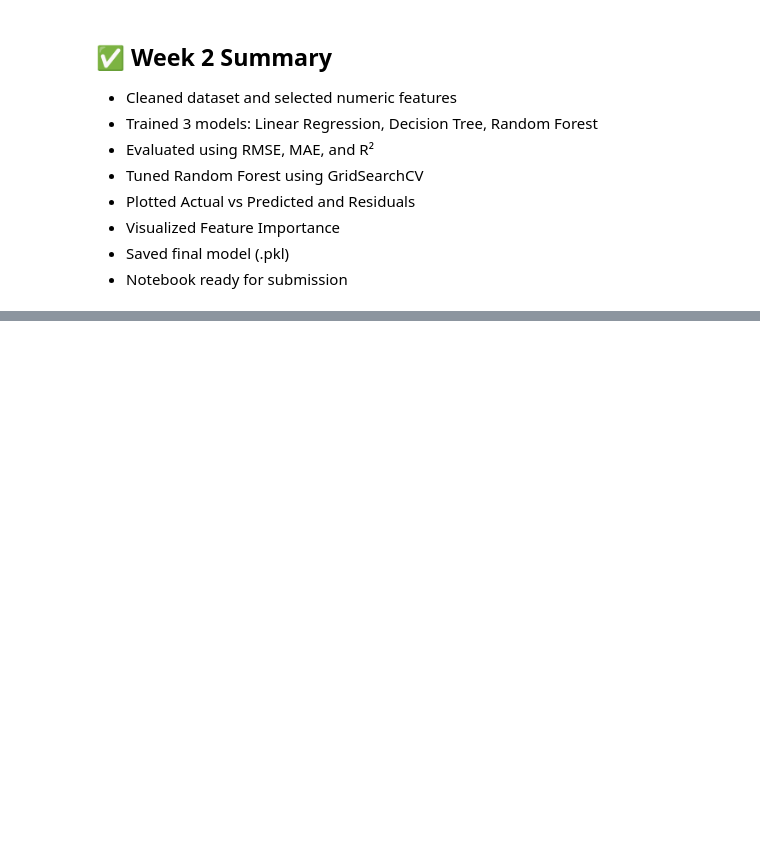
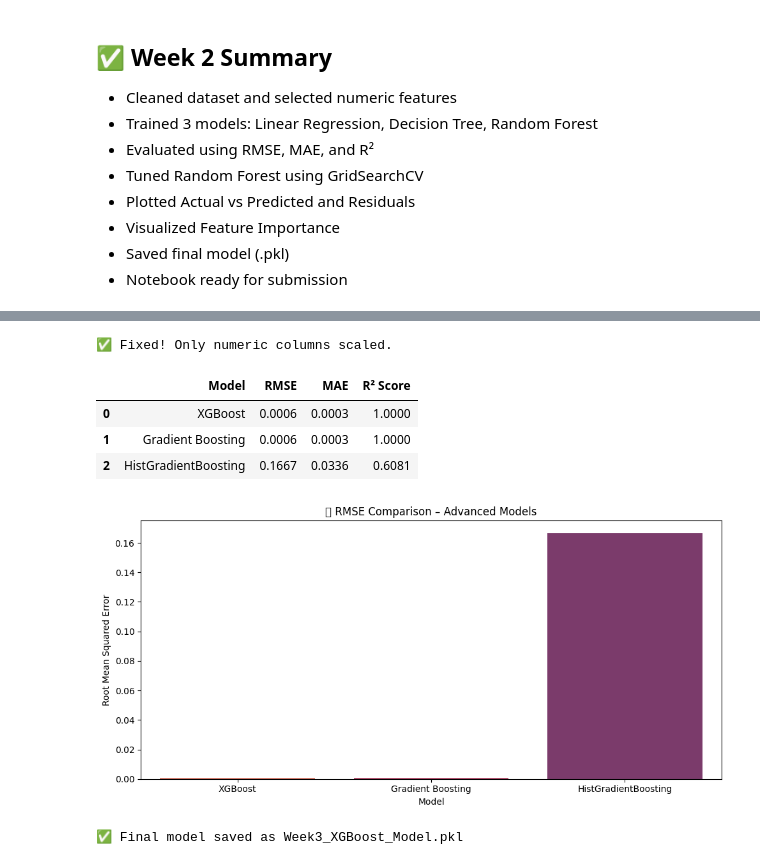
Before and after one commit to DEEPAK21072005/Week-1-GHG-Prediction, a Jupyter notebook: Final_Week_GHG_Prediction/GHG_Prediction.ipynb, the cells around one changed output, grey strips where cells are left out. Cells and saved outputs as stored; diff of their text form; code cells hidden in the pictures; blank space fills up the shorter version.

Commit message:
Week 1-3: Data Cleaning, Visualization, Regression Models, Hyperparameter Tuning, and Model Explainability

```diff
--- a/Week1_Week2_GHG_Prediction/GHG_Prediction.ipynb
+++ b/Final_Week_GHG_Prediction/GHG_Prediction.ipynb
@@ -328,0 +367,79 @@ print("✅ Model saved as best_random_forest_model.pkl")
+# %%
+# ✅ Step 2 – Final Fix: Only keep numeric columns
+
+# Define X and y
+X = df.drop(columns=['Supply Chain Emission Factors with Margins'])
+
+# 🧹 Drop or ignore non-numeric columns automatically
+X = X.select_dtypes(include=['number'])  # Keep only numeric features
+
+# Fill NaNs
+X = X.fillna(0)
+
+# Define target
+y = df['Supply Chain Emission Factors with Margins']
+y = y.loc[X.index]
+
+# Normalize
+scaler = StandardScaler()
+X_scaled = scaler.fit_transform(X)
+
+print("✅ Fixed! Only numeric columns scaled.")
+# %% [output]
+✅ Fixed! Only numeric columns scaled.
+# %%
+# ✅ Step 3 – Train Advanced Models
+
+models = {
+    "XGBoost": XGBRegressor(n_estimators=100, random_state=42),
+    "Gradient Boosting": GradientBoostingRegressor(n_estimators=100, random_state=42),
+    "HistGradientBoosting": HistGradientBoostingRegressor(random_state=42)
+}
+
+results = []
+
+for name, model in models.items():
+    model.fit(X_scaled, y)
+    y_pred = model.predict(X_scaled)
+
+    rmse = np.sqrt(mean_squared_error(y, y_pred))
+    mae = mean_absolute_error(y, y_pred)
+    r2 = r2_score(y, y_pred)
+
+    results.append({
+        "Model": name,
+        "RMSE": round(rmse, 4),
+        "MAE": round(mae, 4),
+        "R² Score": round(r2, 4)
+    })
+
+results_df = pd.DataFrame(results)
+results_df
+# %% [output]
+|  | Model | RMSE | MAE | R² Score |
+| 0 | XGBoost | 0.0006 | 0.0003 | 1.0000 |
+| 1 | Gradient Boosting | 0.0006 | 0.0003 | 1.0000 |
+| 2 | HistGradientBoosting | 0.1667 | 0.0336 | 0.6081 |
+# %%
+# ✅ Step 4 – RMSE Comparison Chart
+
+plt.figure(figsize=(10, 5))
+sns.barplot(data=results_df, x='Model', y='RMSE', palette='flare')
+plt.title("📊 RMSE Comparison – Advanced Models")
+plt.ylabel("Root Mean Squared Error")
+plt.tight_layout()
+plt.show()
+# %% [output]
+[figure, added]
+# %%
+# ✅ Step 5 – Save Best Model (XGBoost)
+
+best_model = XGBRegressor(n_estimators=100, random_state=42)
+best_model.fit(X_scaled, y)
+
+import joblib
+joblib.dump(best_model, "Week3_XGBoost_Model.pkl")
+
+print("✅ Final model saved as Week3_XGBoost_Model.pkl")
+# %% [output]
+✅ Final model saved as Week3_XGBoost_Model.pkl
```
Also changed, not shown: parts of 5 cells of this notebook, 5 other files.
